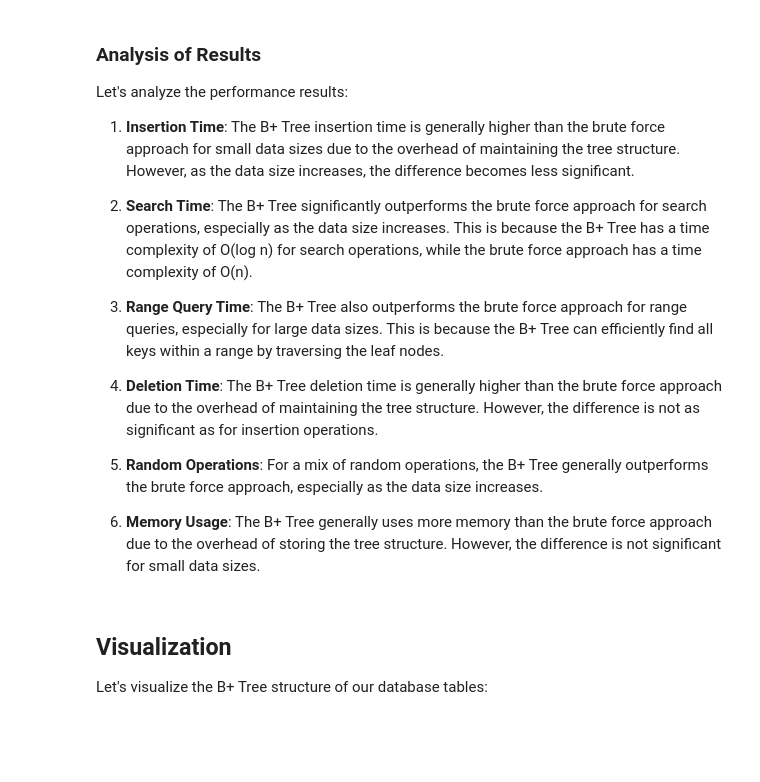
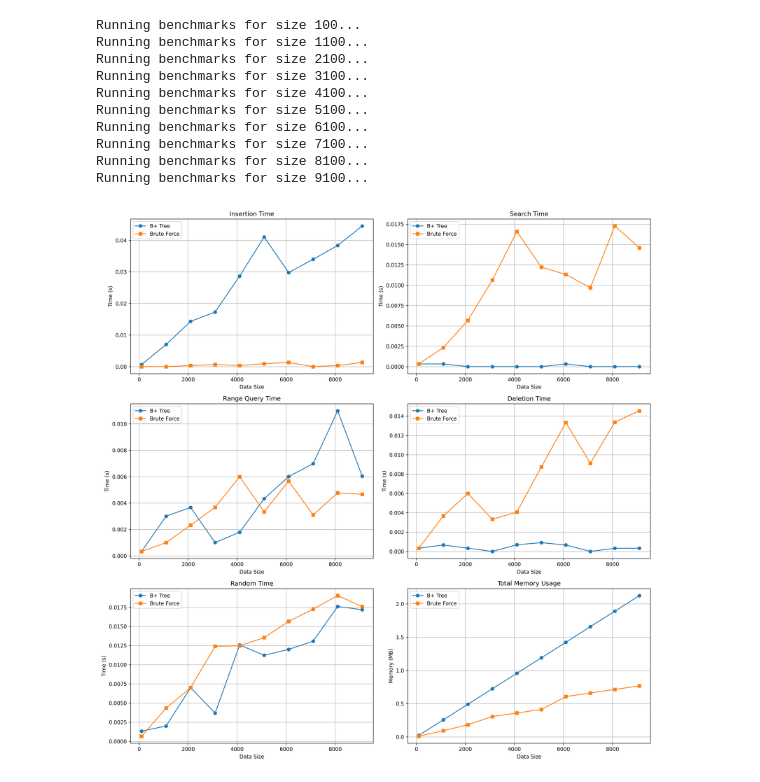
Before and after one commit to Demolus13/CS432-Project, a Jupyter notebook: report.ipynb, the cells around one changed output. Cells and saved outputs as stored; diff of their text form; code cells hidden in the pictures; blank space fills up the shorter version.

```diff
--- a/report.ipynb
+++ b/report.ipynb
@@ -123,35 +246,27 @@ We'll now compare the performance of the B+ Tree with a brute force approach for
 # %%
 # Create a performance analyzer
 analyzer = PerformanceAnalyzer(b_plus_tree_order=4)
 
 # Define the data sizes to benchmark
-sizes = [100, 500, 1000, 5000, 10000]
+sizes = range(100, 10000, 1000)
 
 # Run the benchmarks
 results = analyzer.run_benchmarks(sizes, num_samples=3)
 
 # Plot the results
 analyzer.plot_results(sizes, save_path='performance_results.png')
 
 # Display the image
-Image(filename='performance_results.png')
+Image(filename='static/performance_results.png')
+# %% [output]
+Running benchmarks for size 100...
+Running benchmarks for size 1100...
+Running benchmarks for size 2100...
+Running benchmarks for size 3100...
+Running benchmarks for size 4100...
+Running benchmarks for size 5100...
+Running benchmarks for size 6100...
+Running benchmarks for size 7100...
+Running benchmarks for size 8100...
+Running benchmarks for size 9100...
+[figure, added]
-# %% [markdown]
-### Analysis of Results
-
-Let's analyze the performance results:
-
-1. **Insertion Time**: The B+ Tree insertion time is generally higher than the brute force approach for small data sizes due to the overhead of maintaining the tree structure. However, as the data size increases, the difference becomes less significant.
-
-2. **Search Time**: The B+ Tree significantly outperforms the brute force approach for search operations, especially as the data size increases. This is because the B+ Tree has a time complexity of O(log n) for search operations, while the brute force approach has a time complexity of O(n).
-
-3. **Range Query Time**: The B+ Tree also outperforms the brute force approach for range queries, especially for large data sizes. This is because the B+ Tree can efficiently find all keys within a range by traversing the leaf nodes.
-
-4. **Deletion Time**: The B+ Tree deletion time is generally higher than the brute force approach due to the overhead of maintaining the tree structure. However, the difference is not as significant as for insertion operations.
-
-5. **Random Operations**: For a mix of random operations, the B+ Tree generally outperforms the brute force approach, especially as the data size increases.
-
-6. **Memory Usage**: The B+ Tree generally uses more memory than the brute force approach due to the overhead of storing the tree structure. However, the difference is not significant for small data sizes.
-# %% [markdown]
-## Visualization
-
-Let's visualize the B+ Tree structure of our database tables:
```
Also changed, not shown: parts of 15 cells of this notebook, 7 other files.
